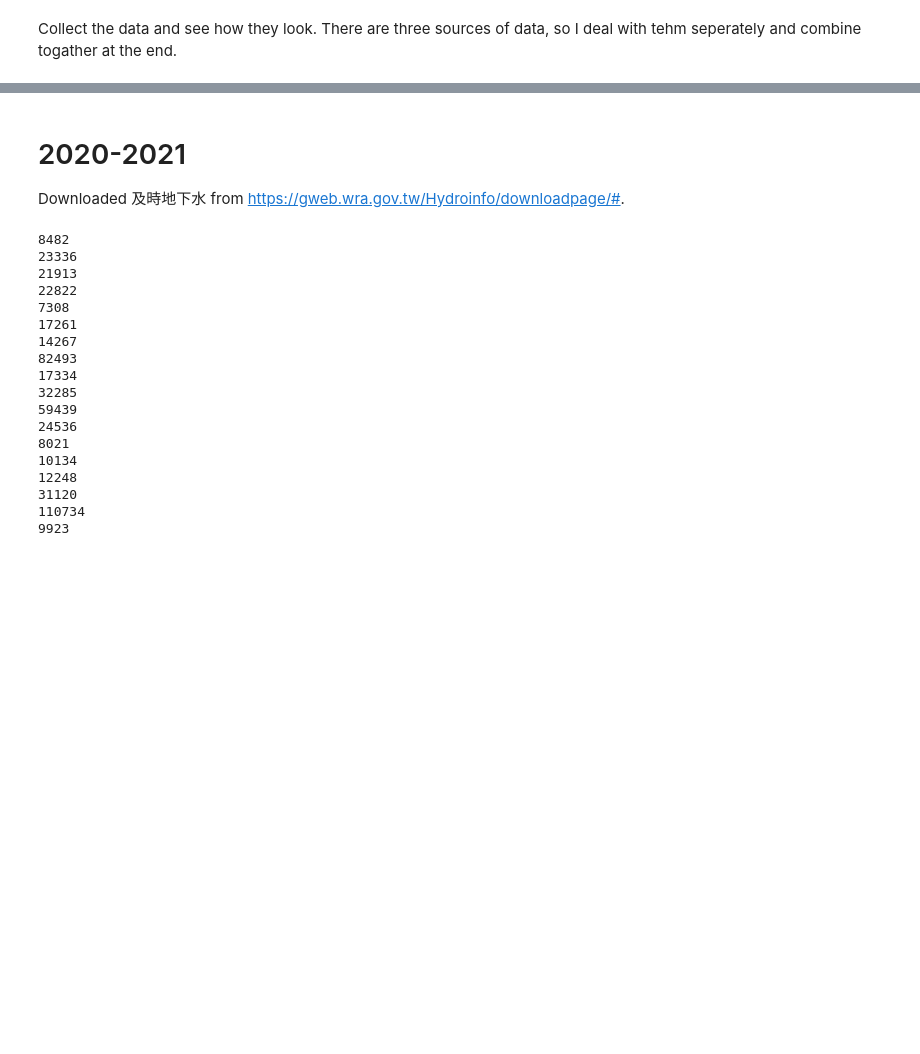
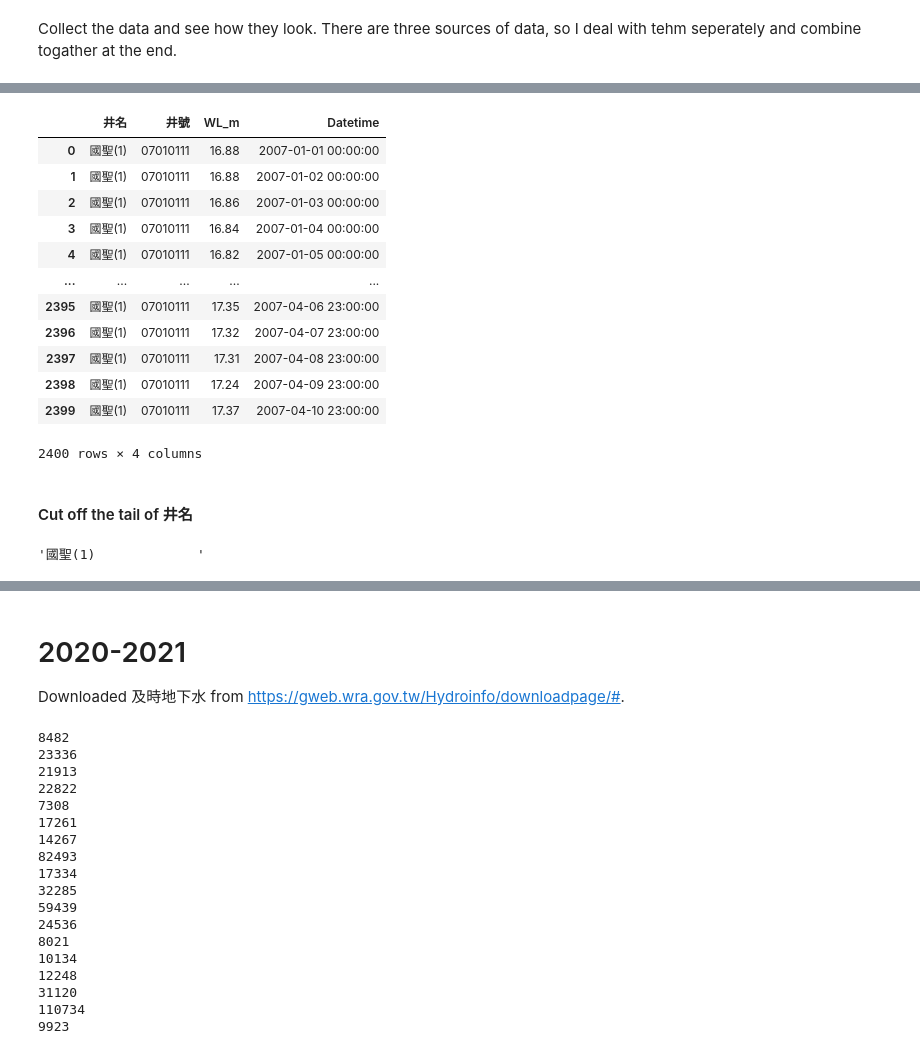
Before and after one commit to dispink/GW_NCDR, a Jupyter notebook: build_database_01.ipynb, the cells around one changed output, grey strips where cells are left out. Drawn from its saved outputs; the diff is of its cells as text; code cells hidden in the pictures; blank space fills up the shorter version.

```diff
--- a/build_database_01.ipynb
+++ b/build_database_01.ipynb
@@ -19,0 +106,28 @@ date = datetime.datetime.now().strftime('%Y%m%d')
+# %%
+test['Datetime'] = pd.to_datetime(['{} {}'.format(
+    _[1]['觀測日期'].split()[0],
+    _[1]['Time']
+    ) for _ in test.iterrows()])
+
+out = test.drop(['觀測日期', 'Time'], axis=1)
+out
+# %% [output]
+|  | 井名 | 井號 | WL_m | Datetime |
+| 0 | 國聖(1) | 07010111 | 16.88 | 2007-01-01 00:00:00 |
+| 1 | 國聖(1) | 07010111 | 16.88 | 2007-01-02 00:00:00 |
+| 2 | 國聖(1) | 07010111 | 16.86 | 2007-01-03 00:00:00 |
+| 3 | 國聖(1) | 07010111 | 16.84 | 2007-01-04 00:00:00 |
+| 4 | 國聖(1) | 07010111 | 16.82 | 2007-01-05 00:00:00 |
+| ... | ... | ... | ... | ... |
+| 2395 | 國聖(1) | 07010111 | 17.35 | 2007-04-06 23:00:00 |
+| 2396 | 國聖(1) | 07010111 | 17.32 | 2007-04-07 23:00:00 |
+| 2397 | 國聖(1) | 07010111 | 17.31 | 2007-04-08 23:00:00 |
+| 2398 | 國聖(1) | 07010111 | 17.24 | 2007-04-09 23:00:00 |
+| 2399 | 國聖(1) | 07010111 | 17.37 | 2007-04-10 23:00:00 |
+2400 rows × 4 columns
+# %% [markdown]
+#### Cut off the tail of 井名
+# %%
+out['井名'][0]
+# %% [output]
+'國聖(1)             '
```
Also changed, not shown: parts of 27 cells of this notebook.
